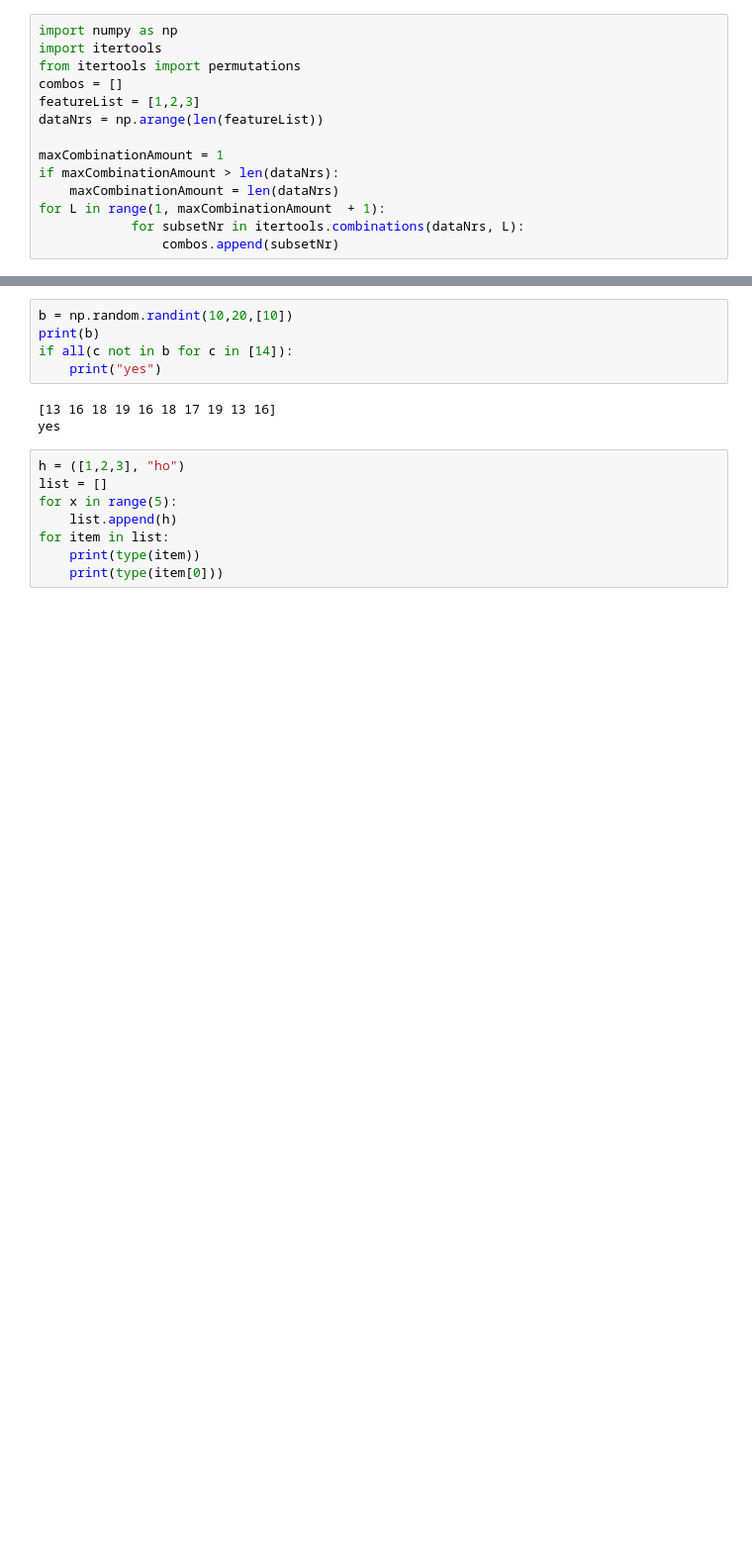
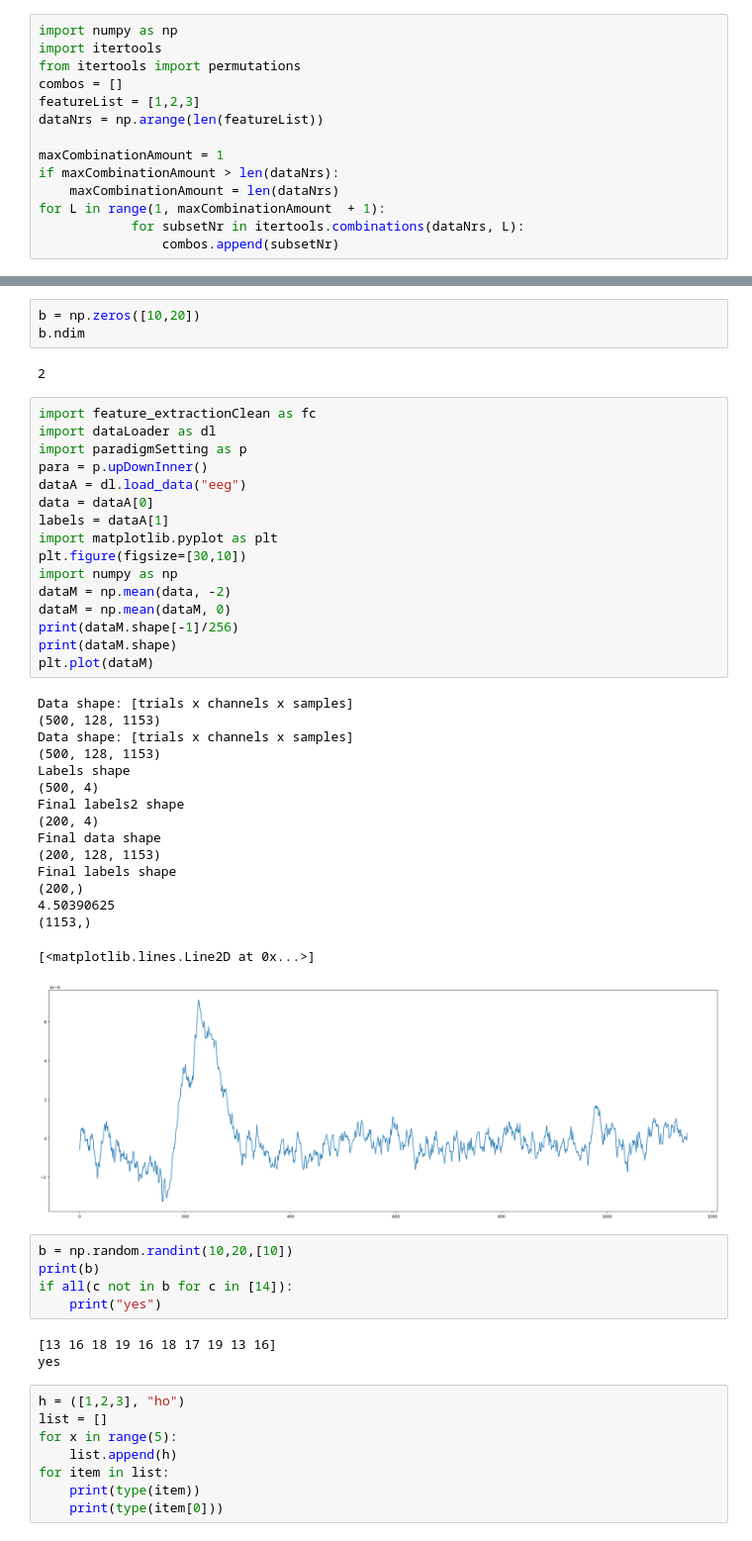
Before and after one commit to JuliaAlmaLuna/InnerSpeechEEGDecoding, a Jupyter notebook: test.ipynb, the cells around one changed output, grey strips where cells are left out. Shown at 99% size. Cells and saved outputs as stored; diff of their text form; blank space fills up the shorter version.

```diff
--- a/test.ipynb
+++ b/test.ipynb
@@ -15,3 +132,41 @@ for L in range(1, maxCombinationAmount  + 1):
+# %%
+b = np.zeros([10,20])
+b.ndim
+# %% [output]
+2
+# %%
+import feature_extractionClean as fc
+import dataLoader as dl
+import paradigmSetting as p
+para = p.upDownInner()
+dataA = dl.load_data("eeg")
+data = dataA[0]
+labels = dataA[1]
+import matplotlib.pyplot as plt
+plt.figure(figsize=[30,10])
+import numpy as np
+dataM = np.mean(data, -2)
+dataM = np.mean(dataM, 0)
+print(dataM.shape[-1]/256)
+print(dataM.shape)
+plt.plot(dataM)
+# %% [output]
+Data shape: [trials x channels x samples]
+(500, 128, 1153)
+Data shape: [trials x channels x samples]
+(500, 128, 1153)
+Labels shape
+(500, 4)
+Final labels2 shape
+(200, 4)
+Final data shape
+(200, 128, 1153)
+Final labels shape
+(200,)
+4.50390625
+(1153,)
+[<matplotlib.lines.Line2D at 0x...>]
+[figure, added]
 # %%
 b = np.random.randint(10,20,[10])
 print(b)
```
Also changed, not shown: parts of 5 cells of this notebook, 18 other files.
